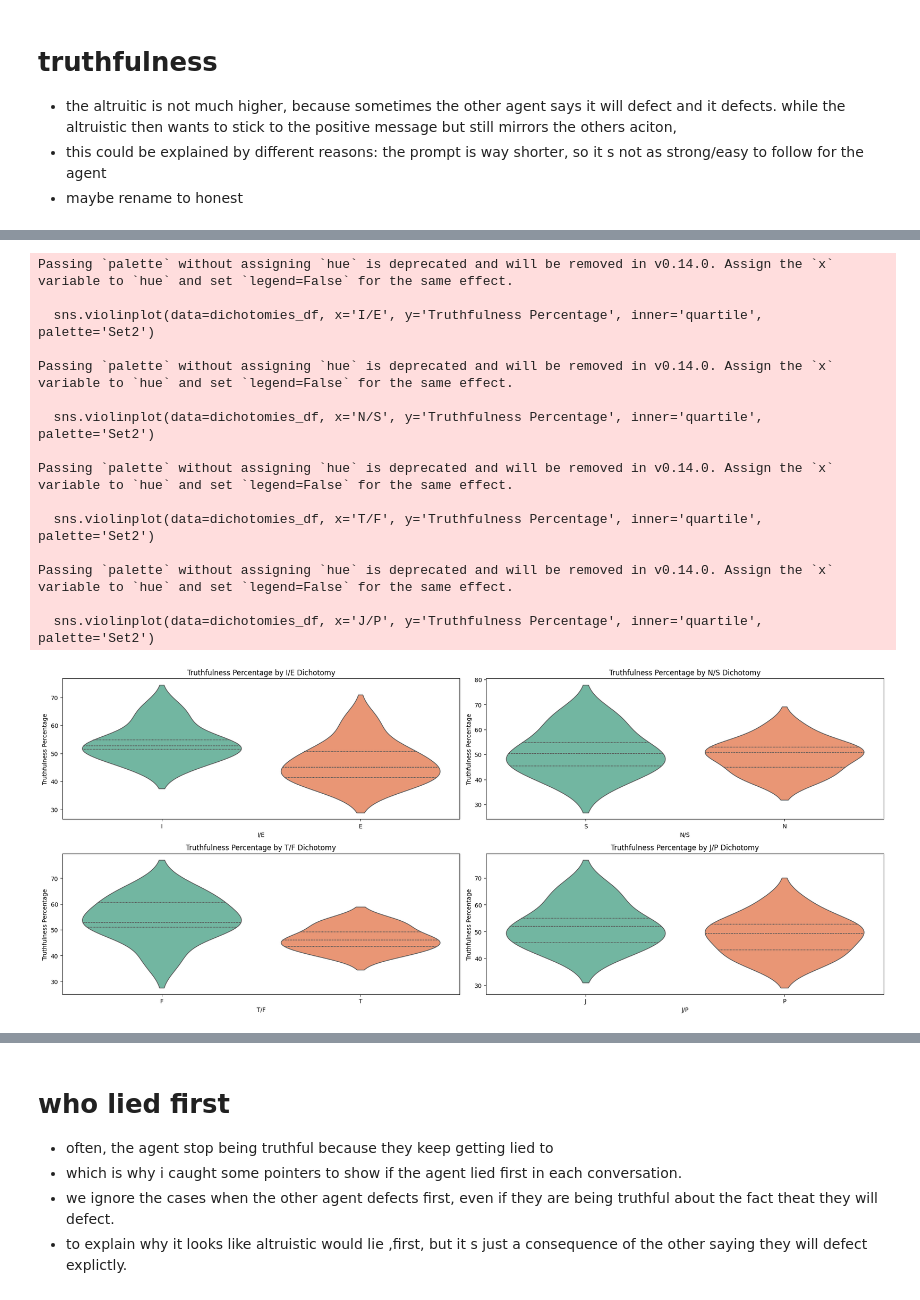
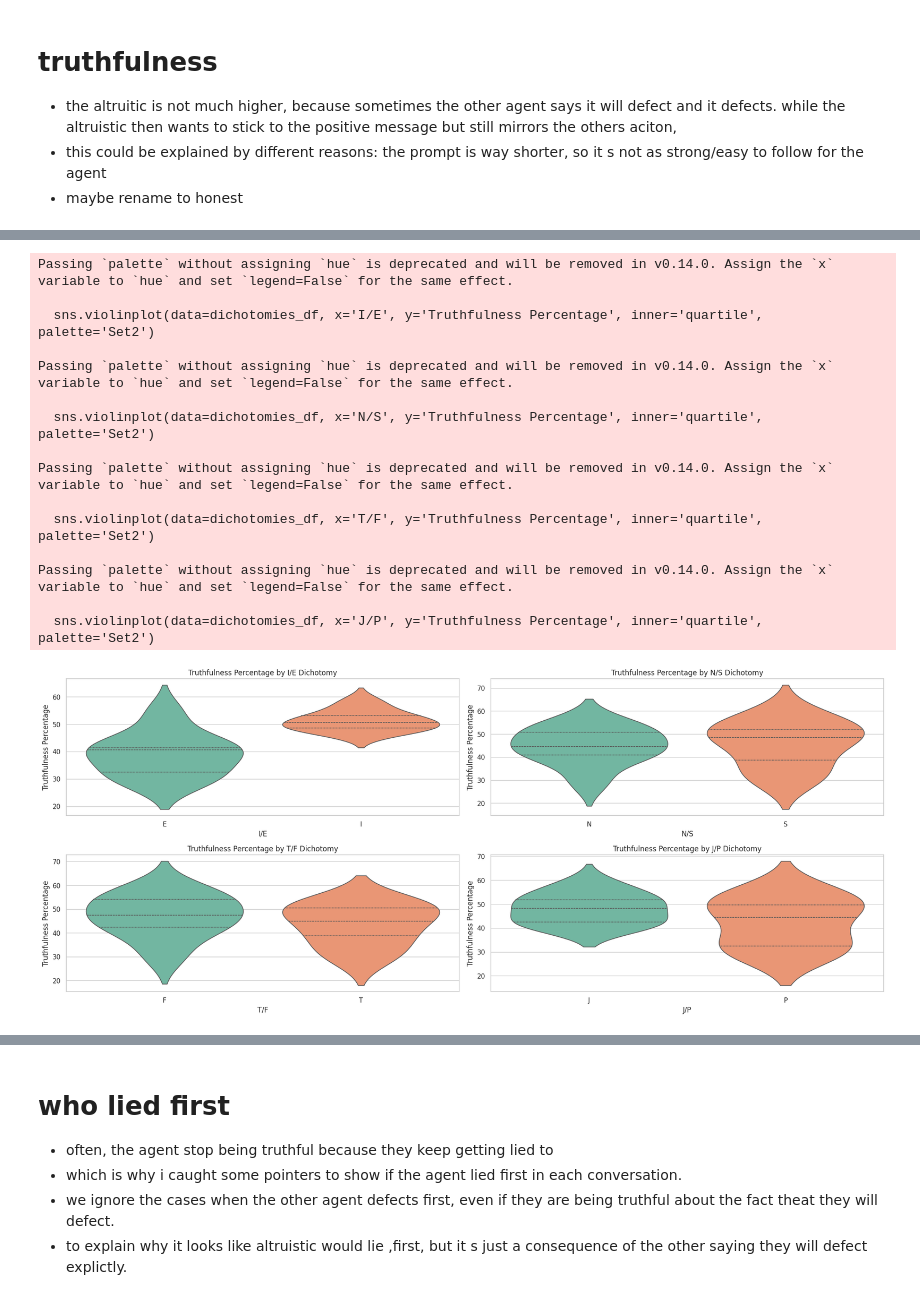
Before and after one commit to mathislindner/Multi-Agent-LLM-Game-Theory, a Jupyter notebook: plot_results copy.ipynb, the cells around one changed output, grey strips where cells are left out. Saved outputs shown, nothing was run; the diff lists cells and outputs as text; code cells hidden in the pictures.

```diff
--- a/plot_results copy.ipynb
+++ b/plot_results copy.ipynb
@@ -6,4 +6,4 @@ import ast
 import os
 
 plots_dir = '/cluster/home/mlindner/Github/master_thesis_project/src/data/outputs/plots/by_game'
-games_names = ["prisoners_dilemma", "stag_hunt", "generic", "chicken", "hawk_dove"]
+games_names = ["prisoners_dilemma", "stag_hunt", "generic", "hawk_dove", "chicken"]#,'coordination']
@@ -51,0 +10,5 @@ df
+# %%
+def count_strategy_switches(actions):
+    if not actions or len(actions) < 2:
+        return 0
+    return sum(1 for i in range(1, len(actions)) if actions[i] != actions[i-1])
@@ -249,7 +246,7 @@ for i, row in df.iterrows():
         except (ValueError, SyntaxError):
             print(f"Skipping row {i} due to malformed data: {truthfulness}")
 
-truthfulness_df = pd.DataFrame(truthfulness_data)
+truthfulness_df = pd.DataFrame(truthfulness_data).groupby("Personality").mean().reset_index()
 truthfulness_df['Truthfulness Percentage'] = truthfulness_df['Truthful'] / truthfulness_df['Total'] * 100
 
 # Calculate the mean truthfulness percentage for each personality
@@ -257,11 +254,12 @@ truthfulness_df['Truthfulness Percentage'] = truthfulness_df['Truthful'] / truth
 
 # Plot the mean truthfulness percentage for each personality
 plt.figure(figsize=(20, 12))
-sns.barplot(data=truthfulness_df, x='Personality', y='Truthfulness Percentage', palette='viridis')
+sns.barplot(data=truthfulness_df, x='Personality', y='Truthfulness Percentage', palette='Set2')
 plt.title('Mean Truthfulness Percentage by Personality')
 plt.xlabel('Personality')
 plt.ylabel('Truthfulness Percentage')
 plt.xticks(rotation=45)
+plt.savefig(os.path.join(plots_dir, 'mean_truthfulness_percentage_by_personality.png'), bbox_inches='tight')
 plt.show()
 # %% [output]
 Passing `palette` without assigning `hue` is deprecated and will be removed in v0.14.0. Assign the `x` variable to `hue` and set `legend=False` for the same effect.
@@ -271,18 +269,19 @@ Passing `palette` without assigning `hue` is deprecated and will be removed in v
 # %%
-mean_truthfullness = truthfulness_df.groupby('Personality')['Truthfulness Percentage'].mean().reset_index()
-mean_truthfulness = mean_truthfullness.sort_values(by='Truthfulness Percentage', ascending=False)
+#mean_truthfullness = truthfulness_df.groupby('Personality')['Truthfulness Percentage'].mean().reset_index()
+mean_truthfullness = truthfulness_df.copy()
 # Filter out the control groups
-filtered_df = mean_truthfulness[~mean_truthfulness['Personality'].isin(['NONE', 'ALTRUISTIC', 'SELFISH'])]
+filtered_df = mean_truthfullness[~mean_truthfullness['Personality'].isin(['NONE', 'ALTRUISTIC', 'SELFISH'])]
 
 # Create a new DataFrame to store the dichotomies
 dichotomies_df = pd.DataFrame()
+
 
 # Map each personality to its dichotomies
 dichotomies_df['I/E'] = filtered_df['Personality'].apply(lambda x: 'I' if x[0] == 'I' else 'E')
 dichotomies_df['N/S'] = filtered_df['Personality'].apply(lambda x: 'N' if x[1] == 'N' else 'S')
 dichotomies_df['T/F'] = filtered_df['Personality'].apply(lambda x: 'T' if x[2] == 'T' else 'F')
 dichotomies_df['J/P'] = filtered_df['Personality'].apply(lambda x: 'J' if x[3] == 'J' else 'P')
-dichotomies_df['Truthfulness Percentage'] = mean_truthfulness['Truthfulness Percentage']
+dichotomies_df['Truthfulness Percentage'] = mean_truthfullness['Truthfulness Percentage']
 
 # Plot the boxplots for each dichotomy
 plt.figure(figsize=(20, 12))
@@ -300,31 +299,32 @@ sns.violinplot(data=dichotomies_df, x='T/F', y='Truthfulness Percentage', inner=
 plt.title('Truthfulness Percentage by T/F Dichotomy')
 
 plt.subplot(3, 2, 4)
 sns.violinplot(data=dichotomies_df, x='J/P', y='Truthfulness Percentage', inner='quartile', palette='Set2')
 plt.title('Truthfulness Percentage by J/P Dichotomy')
 
 """
 plt.subplot(3, 2, 5)
 sns.violinplot(data=mean_truthfulness[mean_truthfulness['Personality'].isin(['NONE', 'ALTRUISTIC', 'SELFISH'])], x='Personality', y='Truthfulness Percentage', inner='quartile', palette='Set2')
 plt.title('Truthfulness Percentage by NONE, Altruistic, and Selfish')
 """
 
 plt.tight_layout()
+plt.savefig(os.path.join(plots_dir, 'truthfulness_percentage_by_dichotomy.png'), bbox_inches='tight')
 plt.show()
 # %% [output]
 Passing `palette` without assigning `hue` is deprecated and will be removed in v0.14.0. Assign the `x` variable to `hue` and set `legend=False` for the same effect.
 
   sns.violinplot(data=dichotomies_df, x='I/E', y='Truthfulness Percentage', inner='quartile', palette='Set2')
 
 Passing `palette` without assigning `hue` is deprecated and will be removed in v0.14.0. Assign the `x` variable to `hue` and set `legend=False` for the same effect.
 
   sns.violinplot(data=dichotomies_df, x='N/S', y='Truthfulness Percentage', inner='quartile', palette='Set2')
 
 Passing `palette` without assigning `hue` is deprecated and will be removed in v0.14.0. Assign the `x` variable to `hue` and set `legend=False` for the same effect.
 
   sns.violinplot(data=dichotomies_df, x='T/F', y='Truthfulness Percentage', inner='quartile', palette='Set2')
 
 Passing `palette` without assigning `hue` is deprecated and will be removed in v0.14.0. Assign the `x` variable to `hue` and set `legend=False` for the same effect.
 
   sns.violinplot(data=dichotomies_df, x='J/P', y='Truthfulness Percentage', inner='quartile', palette='Set2')
-[figure, old version]
+[figure, new version]
```
Also changed, not shown: parts of 12 cells of this notebook, 1 other file.
